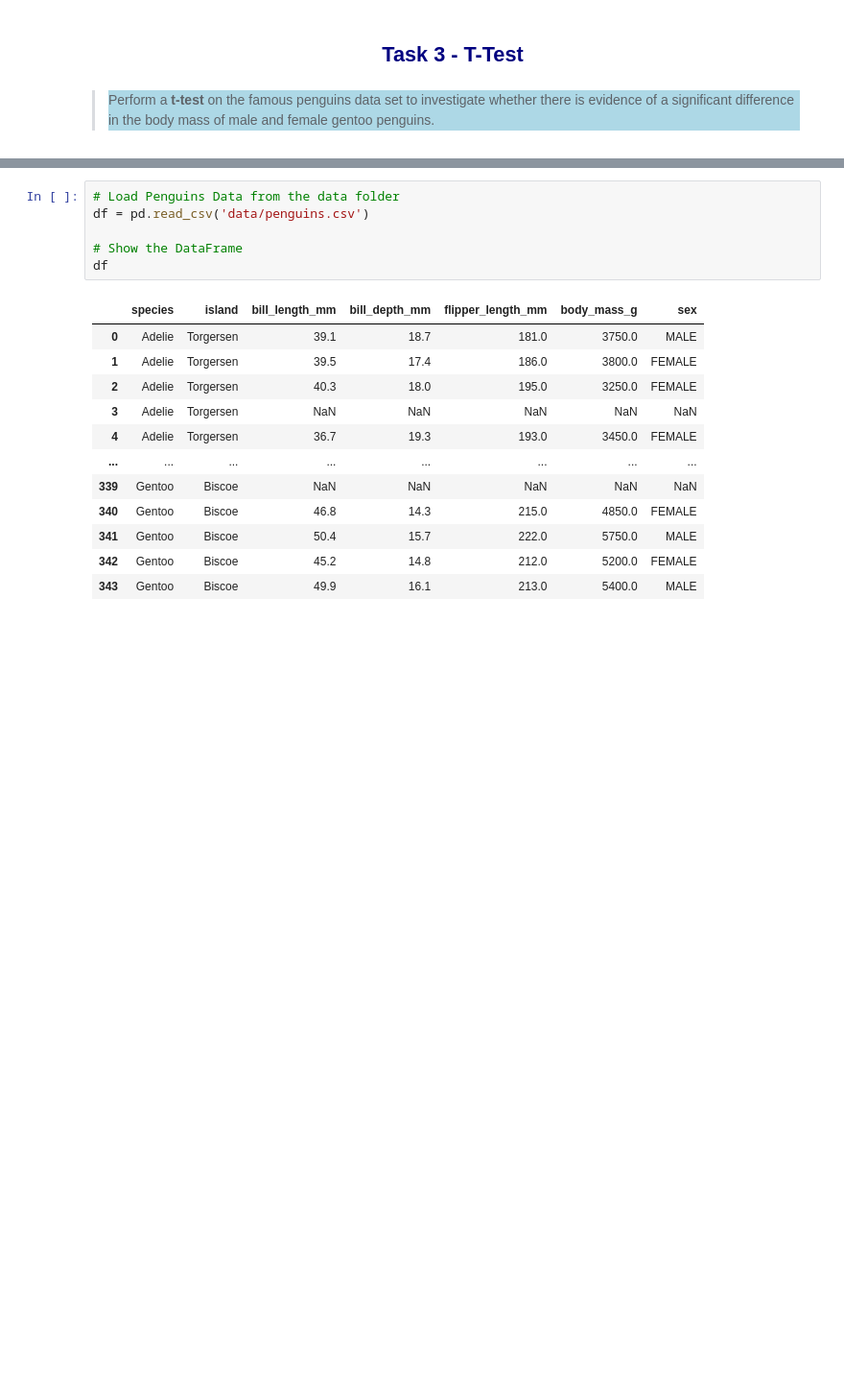
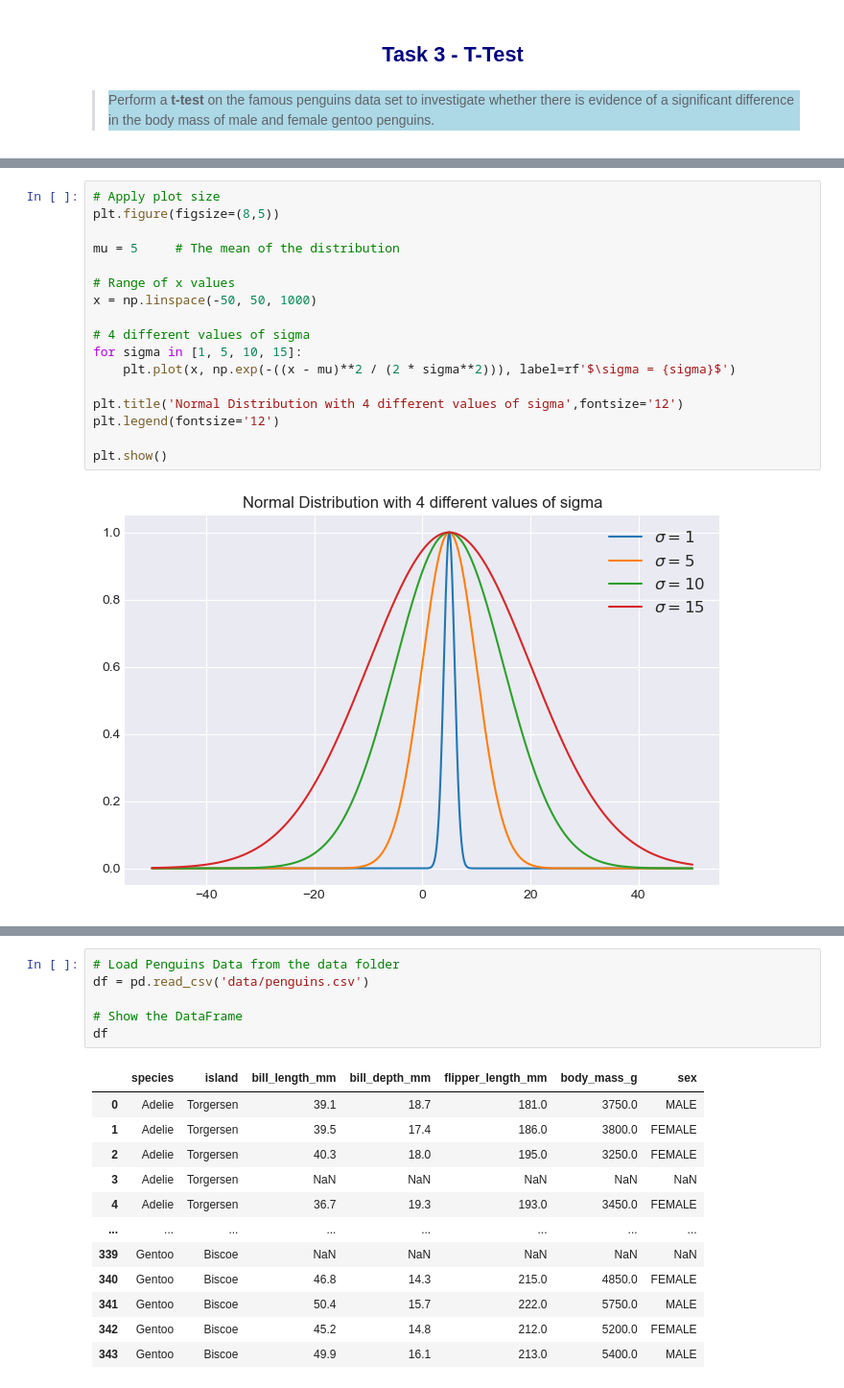
Before and after one commit to Anna20041983/Machine_Learning_and_Statistics, a Jupyter notebook: tasks.ipynb, the cells around one changed output, grey strips where cells are left out. Shown at 96% size. Drawn from its saved outputs; the diff is of its cells as text; blank space fills up the shorter version.

```diff
--- a/tasks.ipynb
+++ b/tasks.ipynb
@@ -468,0 +514,19 @@ This test compares the means of two groups, which are independent of each other,
+# %%
+# Apply plot size
+plt.figure(figsize=(8,5))
+
+mu = 5     # The mean of the distribution
+
+# Range of x values
+x = np.linspace(-50, 50, 1000)
+
+# 4 different values of sigma
+for sigma in [1, 5, 10, 15]:
+    plt.plot(x, np.exp(-((x - mu)**2 / (2 * sigma**2))), label=rf'$\sigma = {sigma}$')
+
+plt.title('Normal Distribution with 4 different values of sigma',fontsize='12')
+plt.legend(fontsize='12')
+
+plt.show()
+# %% [output]
+[figure, added]
```
Also changed, not shown: parts of 20 cells of this notebook, 1 other file.
